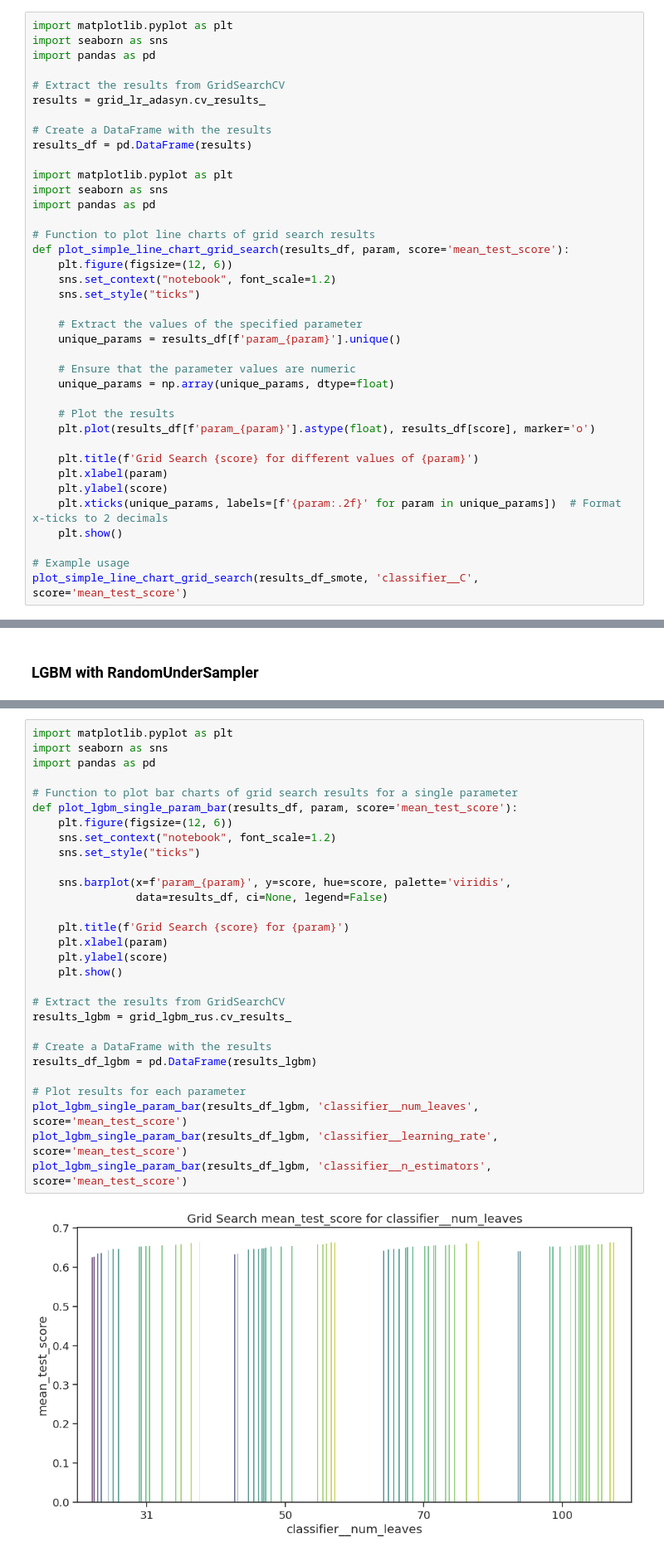
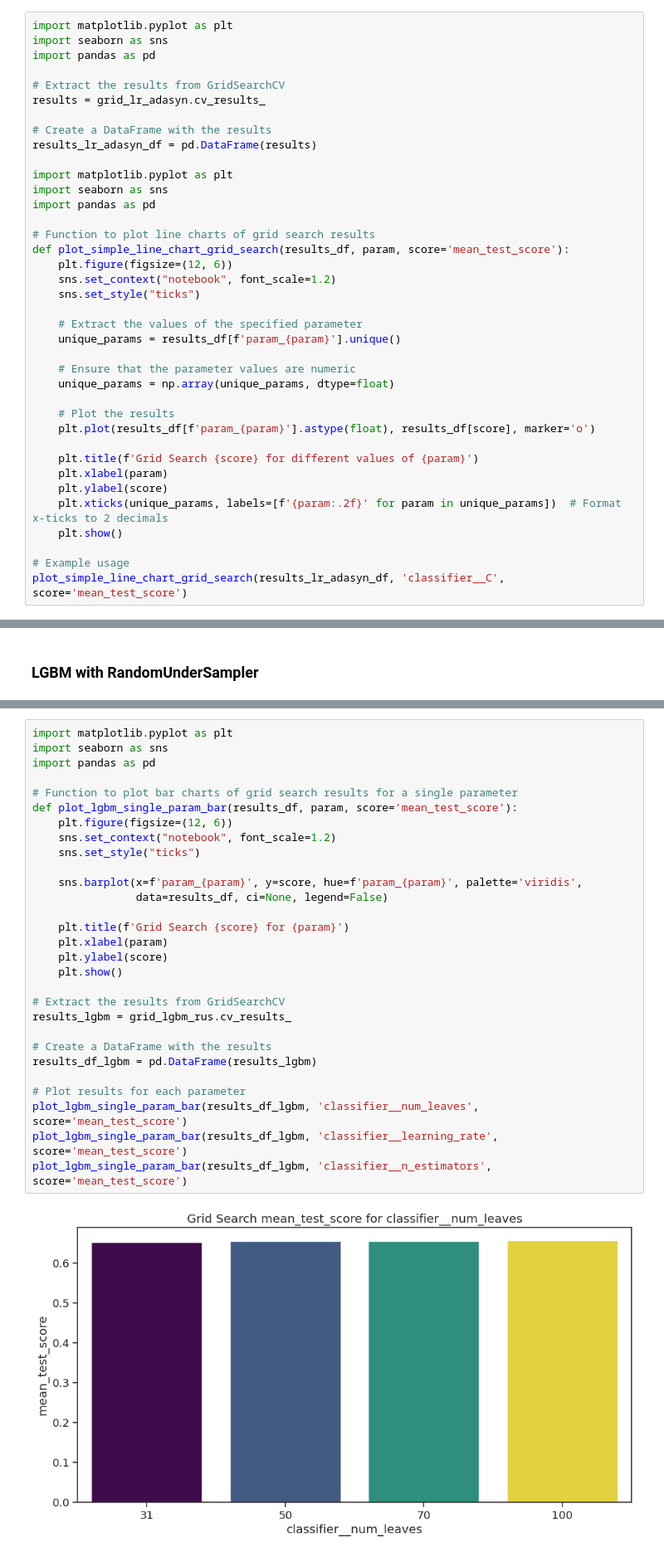
Before and after one commit to micah-shull/Machine_Learning_Pipelines, a Jupyter notebook: pipelines_16_ensemble_042_class_1_recall.ipynb, the cells around one changed output, grey strips where cells are left out. Shown: that part at 83% size. Cells and saved outputs as stored; diff of their text form.

```diff
--- a/pipelines_16_ensemble_042_class_1_recall.ipynb
+++ b/pipelines_16_ensemble_042_class_1_recall.ipynb
@@ -247,7 +247,7 @@ import pandas as pd
 results = grid_lr_adasyn.cv_results_
 
 # Create a DataFrame with the results
-results_df = pd.DataFrame(results)
+results_lr_adasyn_df = pd.DataFrame(results)
 
 import matplotlib.pyplot as plt
 import seaborn as sns
@@ -275,5 +275,5 @@ def plot_simple_line_chart_grid_search(results_df, param, score='mean_test_score
     plt.show()
 
 # Example usage
-plot_simple_line_chart_grid_search(results_df_smote, 'classifier__C', score='mean_test_score')
+plot_simple_line_chart_grid_search(results_lr_adasyn_df, 'classifier__C', score='mean_test_score')
 # %% [output]
@@ -522,31 +522,31 @@ Best LGBM (RandomUnderSampler) Parameters::
 # %%
 import matplotlib.pyplot as plt
 import seaborn as sns
 import pandas as pd
 
 # Function to plot bar charts of grid search results for a single parameter
 def plot_lgbm_single_param_bar(results_df, param, score='mean_test_score'):
     plt.figure(figsize=(12, 6))
     sns.set_context("notebook", font_scale=1.2)
     sns.set_style("ticks")
 
-    sns.barplot(x=f'param_{param}', y=score, hue=score, palette='viridis',
+    sns.barplot(x=f'param_{param}', y=score, hue=f'param_{param}', palette='viridis',
                 data=results_df, ci=None, legend=False)
 
     plt.title(f'Grid Search {score} for {param}')
     plt.xlabel(param)
     plt.ylabel(score)
     plt.show()
 
 # Extract the results from GridSearchCV
 results_lgbm = grid_lgbm_rus.cv_results_
 
 # Create a DataFrame with the results
 results_df_lgbm = pd.DataFrame(results_lgbm)
 
 # Plot results for each parameter
 plot_lgbm_single_param_bar(results_df_lgbm, 'classifier__num_leaves', score='mean_test_score')
 plot_lgbm_single_param_bar(results_df_lgbm, 'classifier__learning_rate', score='mean_test_score')
 plot_lgbm_single_param_bar(results_df_lgbm, 'classifier__n_estimators', score='mean_test_score')
 # %% [output]
-[figure, old version]
+[figure, new version]
```
Also changed, not shown: parts of 19 cells of this notebook.
